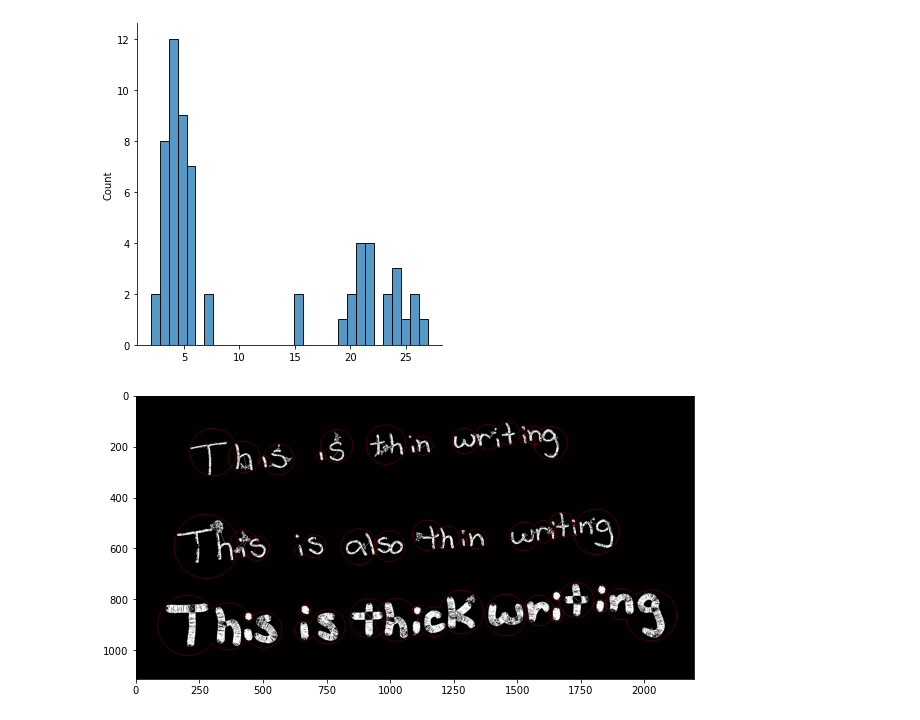
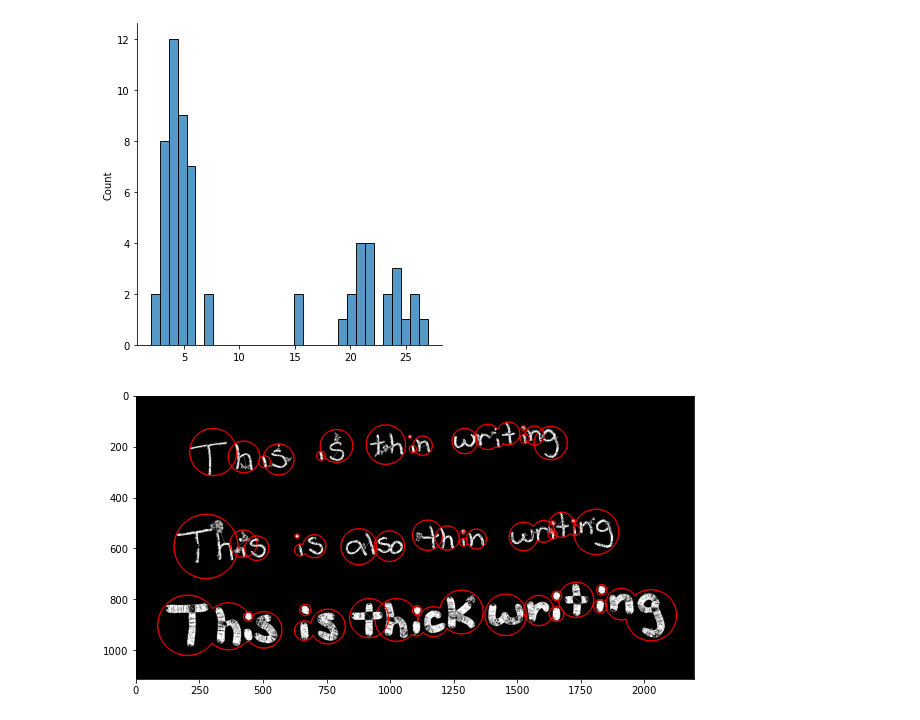
Before and after one commit to ag-ds-bubble/swtloc, a Jupyter notebook: examples/StackOverflow QnA.ipynb, the cells around one changed output. Cells and saved outputs as stored; diff of their text form; code cells hidden in the pictures.

```diff
--- a/examples/StackOverflow QnA.ipynb
+++ b/examples/StackOverflow QnA.ipynb
@@ -155,8 +155,8 @@ plt.savefig(rawimage_path+'sw_distribution.jpg')
 # %%
 _=cv2.imwrite(rawimage_path+'so5_img1_processed.jpg', swtl.swtlabelled_pruned13C)
 # %%
-respacket=swtl.get_grouped(lookup_radii_multiplier=0.9, ht_ratio=3.0, bubble_width=1)
+respacket=swtl.get_grouped(lookup_radii_multiplier=0.9, ht_ratio=3.0, bubble_width=3)
 grouped_annot_bubble = respacket[2]
 imgshow(grouped_annot_bubble)
 # %% [output]
-[figure, old version]
+[figure, new version]
```
Also changed, not shown: 2 other files.
